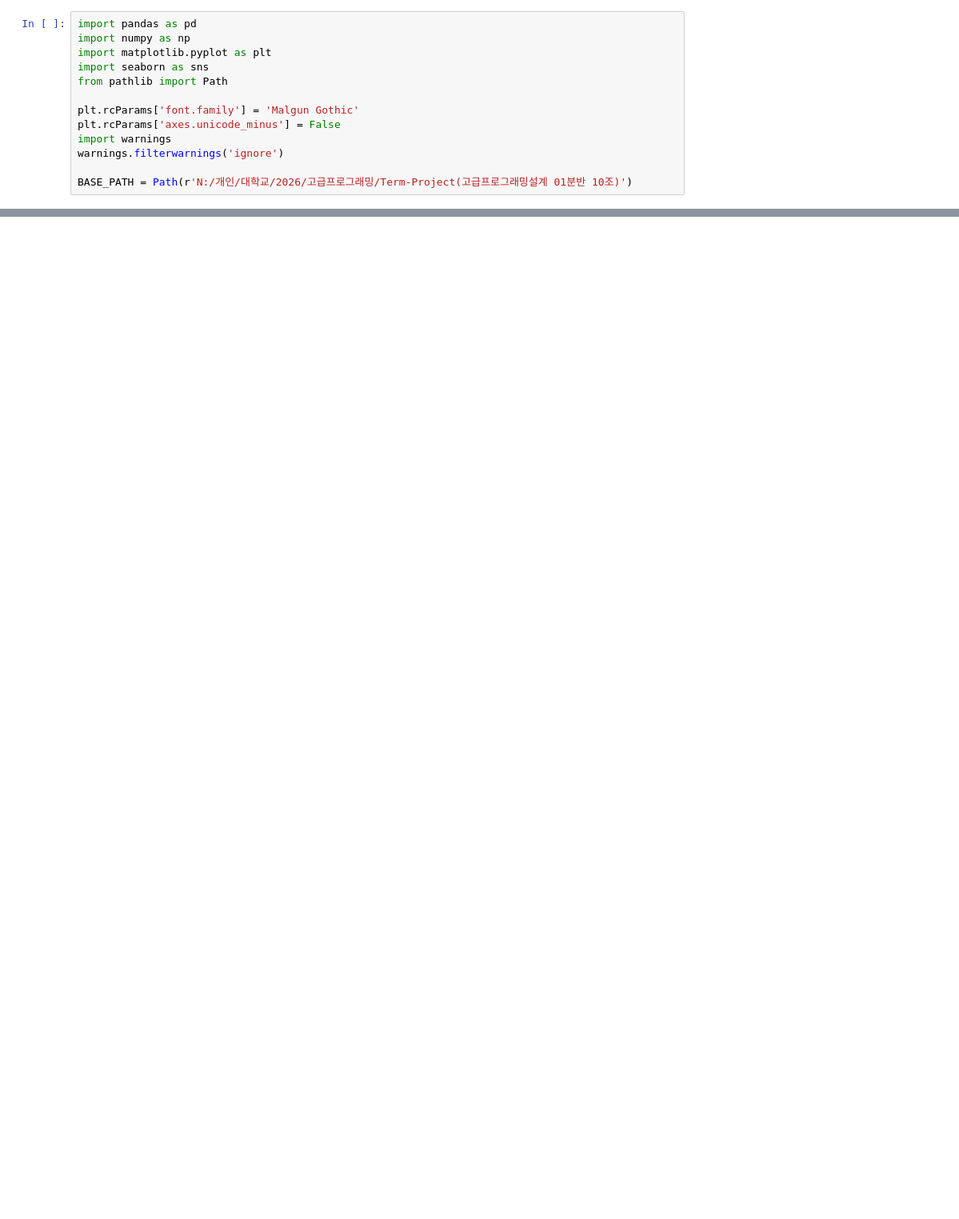
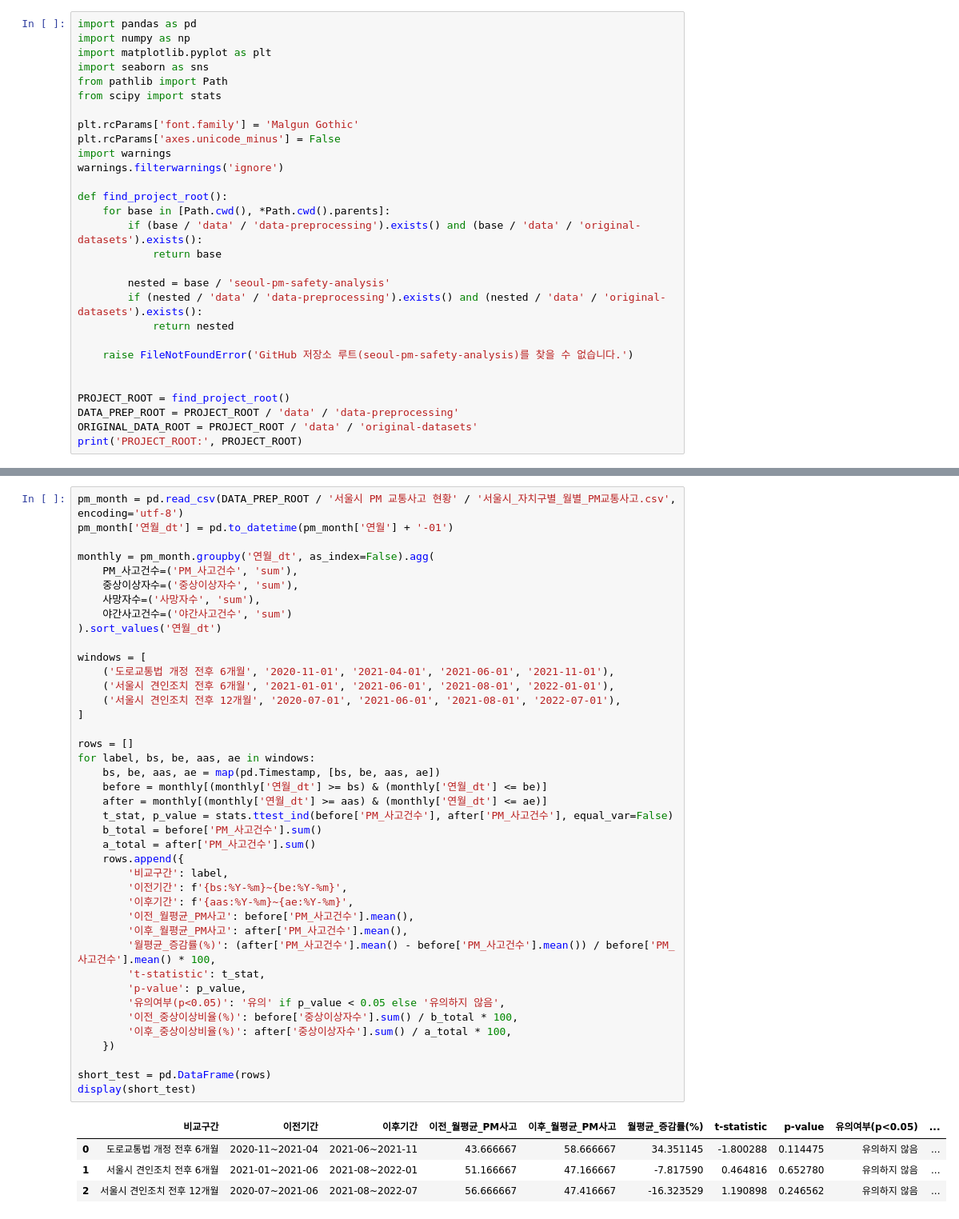
Before and after one commit to cjs5970/seoul-pm-safety-analysis, a Jupyter notebook: analysis/서영웅_분석_결과/추가분석3_규제직전직후_단기변화.ipynb, the cells around one changed output, grey strips where cells are left out. Shown at 80% size. Cells and saved outputs as stored; diff of their text form; blank space fills up the shorter version.

```diff
--- a/analysis/서영웅_분석_결과/추가분석3_규제직전직후_단기변화.ipynb
+++ b/analysis/서영웅_분석_결과/추가분석3_규제직전직후_단기변화.ipynb
@@ -8,10 +8,26 @@ import numpy as np
 import matplotlib.pyplot as plt
 import seaborn as sns
 from pathlib import Path
+from scipy import stats
 
 plt.rcParams['font.family'] = 'Malgun Gothic'
 plt.rcParams['axes.unicode_minus'] = False
 import warnings
 warnings.filterwarnings('ignore')
 
-BASE_PATH = Path(r'N:/개인/대학교/2026/고급프로그래밍/Term-Project(고급프로그래밍설계 01분반 10조)')
+def find_project_root():
+    for base in [Path.cwd(), *Path.cwd().parents]:
+        if (base / 'data' / 'data-preprocessing').exists() and (base / 'data' / 'original-datasets').exists():
+            return base
+
+        nested = base / 'seoul-pm-safety-analysis'
+        if (nested / 'data' / 'data-preprocessing').exists() and (nested / 'data' / 'original-datasets').exists():
+            return nested
+
+    raise FileNotFoundError('GitHub 저장소 루트(seoul-pm-safety-analysis)를 찾을 수 없습니다.')
+
+
+PROJECT_ROOT = find_project_root()
+DATA_PREP_ROOT = PROJECT_ROOT / 'data' / 'data-preprocessing'
+ORIGINAL_DATA_ROOT = PROJECT_ROOT / 'data' / 'original-datasets'
+print('PROJECT_ROOT:', PROJECT_ROOT)
@@ -57,3 +34,49 @@ display(short)
+# %%
+pm_month = pd.read_csv(DATA_PREP_ROOT / '서울시 PM 교통사고 현황' / '서울시_자치구별_월별_PM교통사고.csv', encoding='utf-8')
+pm_month['연월_dt'] = pd.to_datetime(pm_month['연월'] + '-01')
+
+monthly = pm_month.groupby('연월_dt', as_index=False).agg(
+    PM_사고건수=('PM_사고건수', 'sum'),
+    중상이상자수=('중상이상자수', 'sum'),
+    사망자수=('사망자수', 'sum'),
+    야간사고건수=('야간사고건수', 'sum')
+).sort_values('연월_dt')
+
+windows = [
+    ('도로교통법 개정 전후 6개월', '2020-11-01', '2021-04-01', '2021-06-01', '2021-11-01'),
+    ('서울시 견인조치 전후 6개월', '2021-01-01', '2021-06-01', '2021-08-01', '2022-01-01'),
+    ('서울시 견인조치 전후 12개월', '2020-07-01', '2021-06-01', '2021-08-01', '2022-07-01'),
+]
+
+rows = []
+for label, bs, be, aas, ae in windows:
+    bs, be, aas, ae = map(pd.Timestamp, [bs, be, aas, ae])
+    before = monthly[(monthly['연월_dt'] >= bs) & (monthly['연월_dt'] <= be)]
+    after = monthly[(monthly['연월_dt'] >= aas) & (monthly['연월_dt'] <= ae)]
+    t_stat, p_value = stats.ttest_ind(before['PM_사고건수'], after['PM_사고건수'], equal_var=False)
+    b_total = before['PM_사고건수'].sum()
+    a_total = after['PM_사고건수'].sum()
+    rows.append({
+        '비교구간': label,
+        '이전기간': f'{bs:%Y-%m}~{be:%Y-%m}',
+        '이후기간': f'{aas:%Y-%m}~{ae:%Y-%m}',
+        '이전_월평균_PM사고': before['PM_사고건수'].mean(),
+        '이후_월평균_PM사고': after['PM_사고건수'].mean(),
+        '월평균_증감률(%)': (after['PM_사고건수'].mean() - before['PM_사고건수'].mean()) / before['PM_사고건수'].mean() * 100,
+        't-statistic': t_stat,
+        'p-value': p_value,
+        '유의여부(p<0.05)': '유의' if p_value < 0.05 else '유의하지 않음',
+        '이전_중상이상비율(%)': before['중상이상자수'].sum() / b_total * 100,
+        '이후_중상이상비율(%)': after['중상이상자수'].sum() / a_total * 100,
+    })
+
+short_test = pd.DataFrame(rows)
+display(short_test)
+# %% [output]
+|  | 비교구간 | 이전기간 | 이후기간 | 이전_월평균_PM사고 | 이후_월평균_PM사고 | 월평균_증감률(%) | t-statistic | p-value | 유의여부(p<0.05) | ... |
+| 0 | 도로교통법 개정 전후 6개월 | 2020-11~2021-04 | 2021-06~2021-11 | 43.666667 | 58.666667 | 34.351145 | -1.800288 | 0.114475 | 유의하지 않음 | ... |
+| 1 | 서울시 견인조치 전후 6개월 | 2021-01~2021-06 | 2021-08~2022-01 | 51.166667 | 47.166667 | -7.817590 | 0.464816 | 0.652780 | 유의하지 않음 | ... |
+| 2 | 서울시 견인조치 전후 12개월 | 2020-07~2021-06 | 2021-08~2022-07 | 56.666667 | 47.416667 | -16.323529 | 1.190898 | 0.246562 | 유의하지 않음 | ... |
 # %%
 plot_df = monthly[(monthly['연월_dt'] >= '2020-07-01') & (monthly['연월_dt'] <= '2022-07-01')].copy()
 plt.figure(figsize=(11, 5))
```
Also changed, not shown: parts of 5 cells of this notebook, 1 other file.
